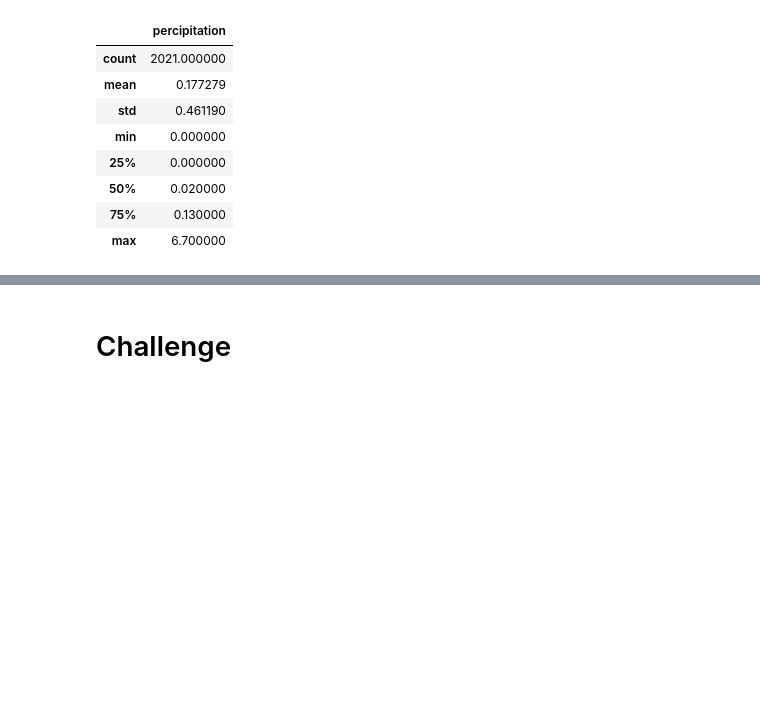
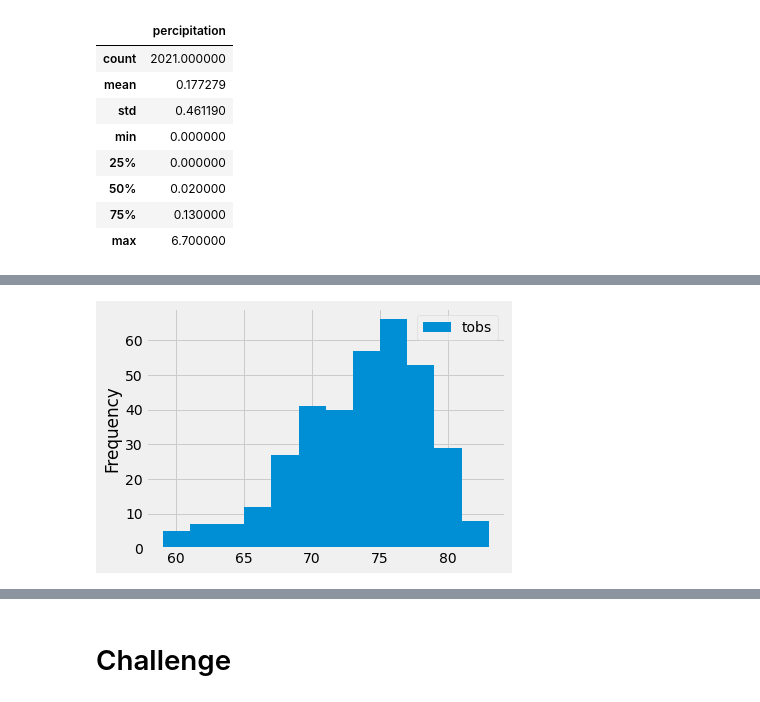
Before and after one commit to russgo1/surfs_up, a Jupyter notebook: climate_analysis.ipynb, the cells around one changed output, grey strips where cells are left out. Drawn from its saved outputs; the diff is of its cells as text; code cells hidden in the pictures; blank space fills up the shorter version.

```diff
--- a/climate_analysis.ipynb
+++ b/climate_analysis.ipynb
@@ -172,3 +199,8 @@ df.describe()
 # %%
 # Choose the station with the highest number of temperature observations.
 # Query the last 12 months of temperature observation data for this station and plot the results as a histogram
+results = session.query(Measurement.tobs).\
+filter(Measurement.station == 'USC00519281').\
+filter(Measurement.date >= prev_year).all()
+
+print(results)
@@ -174,0 +209,3 @@ df.describe()
+# %%
+tobs_df = pd.DataFrame(results, columns=['tobs'])
+print(tobs_df)
@@ -174,0 +227,6 @@ df.describe()
+# %%
+tobs_df.plot.hist(bins=12)
+plt.tight_layout()
+plt.show()
+# %% [output]
+[figure, added]
```
Also changed, not shown: parts of 10 cells of this notebook.
